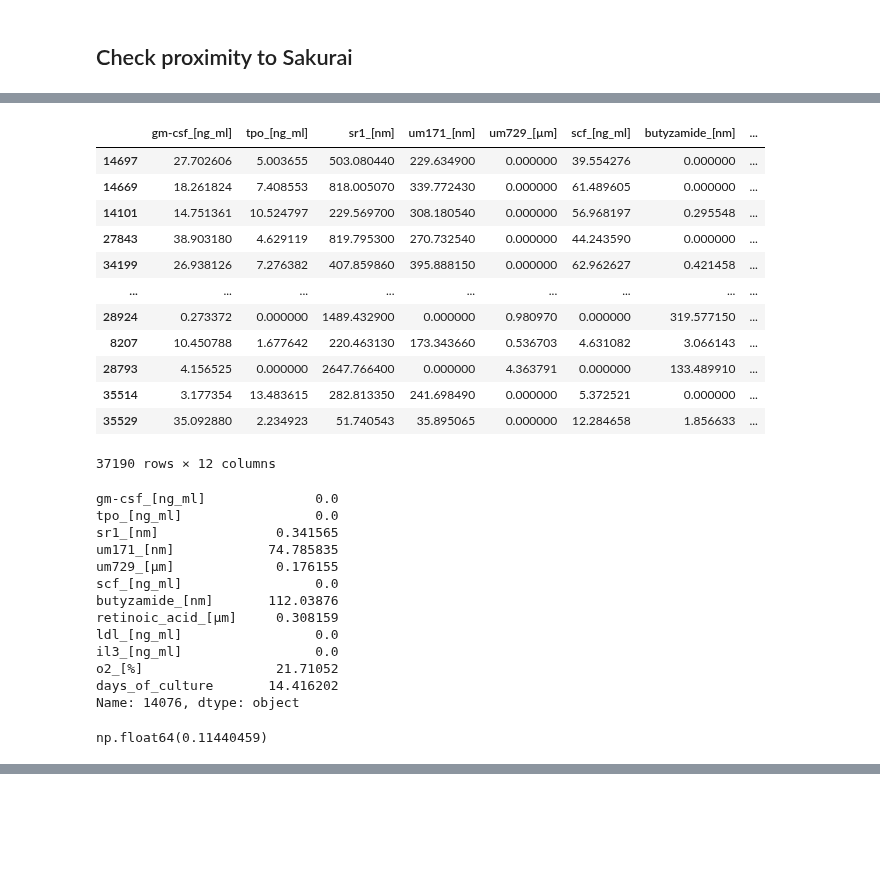
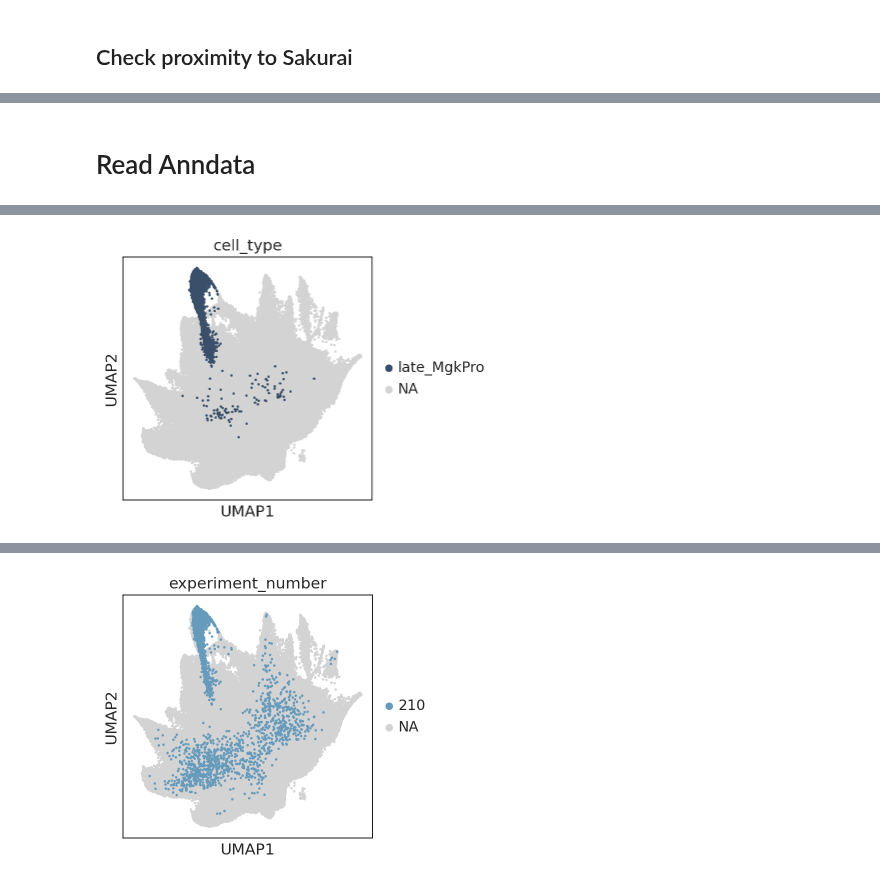
Before and after one commit to theislab/LabCompass-reproducibility, a Jupyter notebook: inverse/loss_guidance/notebooks/post_process_results/bloodplus_protocol_analysis/analyze_and_plot_uncertainty_old_measurements.ipynb, the cells around one changed output, grey strips where cells are left out. Drawn from its saved outputs; the diff is of its cells as text; code cells hidden in the pictures; blank space fills up the shorter version.

```diff
--- a/inverse/loss_guidance/notebooks/post_process_results/bloodplus_protocol_analysis/analyze_and_plot_uncertainty_old_measurements.ipynb
+++ b/inverse/loss_guidance/notebooks/post_process_results/bloodplus_protocol_analysis/analyze_and_plot_uncertainty_old_measurements.ipynb
@@ -285,36 +335,38 @@ plt.axvline(MgkPro_df.iloc[min_dist_sakurai]["target_ct_loss_mean"], linestyle="
 # %%
-MgkPro_df.sort_values(by="uncertainty_loss").iloc[10:].loc[:, protocol_cols]
+# MgkPro_df.sort_values(by="uncertainty_loss").iloc[10:].loc[:, protocol_cols]
-# %% [output]
-|  | gm-csf_[ng_ml] | tpo_[ng_ml] | sr1_[nm] | um171_[nm] | um729_[µm] | scf_[ng_ml] | butyzamide_[nm] | ... |
-| 14697 | 27.702606 | 5.003655 | 503.080440 | 229.634900 | 0.000000 | 39.554276 | 0.000000 | ... |
-| 14669 | 18.261824 | 7.408553 | 818.005070 | 339.772430 | 0.000000 | 61.489605 | 0.000000 | ... |
-| 14101 | 14.751361 | 10.524797 | 229.569700 | 308.180540 | 0.000000 | 56.968197 | 0.295548 | ... |
-| 27843 | 38.903180 | 4.629119 | 819.795300 | 270.732540 | 0.000000 | 44.243590 | 0.000000 | ... |
-| 34199 | 26.938126 | 7.276382 | 407.859860 | 395.888150 | 0.000000 | 62.962627 | 0.421458 | ... |
-| ... | ... | ... | ... | ... | ... | ... | ... | ... |
-| 28924 | 0.273372 | 0.000000 | 1489.432900 | 0.000000 | 0.980970 | 0.000000 | 319.577150 | ... |
-| 8207 | 10.450788 | 1.677642 | 220.463130 | 173.343660 | 0.536703 | 4.631082 | 3.066143 | ... |
-| 28793 | 4.156525 | 0.000000 | 2647.766400 | 0.000000 | 4.363791 | 0.000000 | 133.489910 | ... |
-| 35514 | 3.177354 | 13.483615 | 282.813350 | 241.698490 | 0.000000 | 5.372521 | 0.000000 | ... |
-| 35529 | 35.092880 | 2.234923 | 51.740543 | 35.895065 | 0.000000 | 12.284658 | 1.856633 | ... |
-37190 rows × 12 columns
 # %%
-MgkPro_df.iloc[min_dist_sakurai][protocol_cols]
+# MgkPro_df.iloc[min_dist_sakurai][protocol_cols]
-# %% [output]
-gm-csf_[ng_ml]              0.0
-tpo_[ng_ml]                 0.0
-sr1_[nm]               0.341565
-um171_[nm]            74.785835
-um729_[µm]             0.176155
-scf_[ng_ml]                 0.0
-butyzamide_[nm]       112.03876
-retinoic_acid_[µm]     0.308159
-ldl_[ng_ml]                 0.0
-il3_[ng_ml]                 0.0
-o2_[%]                 21.71052
-days_of_culture       14.416202
-Name: 14076, dtype: object
 # %%
-MgkPro_df.iloc[min_dist_sakurai]["late_MgkPro_prop"]
+# MgkPro_df.iloc[min_dist_sakurai]["late_MgkPro_prop"]
-# %% [output]
-np.float64(0.11440459)
+# %% [markdown]
+# Read Anndata
+# %%
+adata = sc.read_h5ad("/lustre/groups/ml01/workspace/lorenzo.consoli/projects/SFC_cambridge/data/gdrive/new_dataset/BloodPlus_celltype_pm_500k_filtered_.h5ad")
+# %%
+
+# Set high-resolution save settings
+sc.settings.set_figure_params(dpi_save=500)
+
+# UMAP: late_MgkPro
+sc.pl.umap(
+    adata,
+    color="cell_type",
+    groups=["late_MgkPro"],
+    palette=["#3a4f6a"],
+    s=20,
+    save="_late_MgkPro.png"
+)
+
+# Ensure categorical dtype
+adata.obs.experiment_number = adata.obs.experiment_number.astype("category")
+
+# UMAP: experiment 210
+sc.pl.umap(
+    adata,
+    color="experiment_number",
+    groups=[210],
+    palette=["#669bbc"],
+    s=20,
+    save="_experiment210.png"
+)
+# %% [output]
@@ -320,0 +375 @@ np.float64(0.11440459)
+[figure, added]
@@ -320,0 +378 @@ np.float64(0.11440459)
+[figure, added]
```
Also changed, not shown: parts of 15 cells of this notebook, 8 other files.
